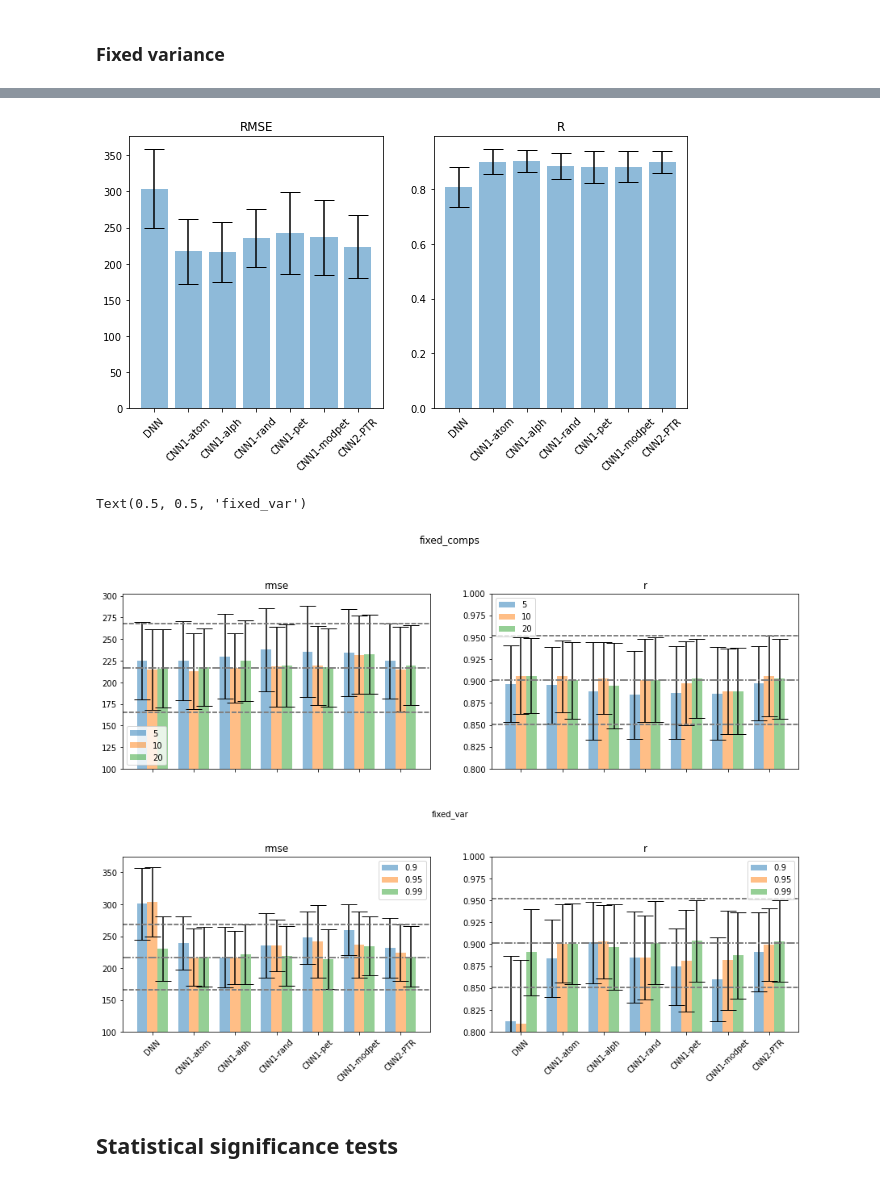
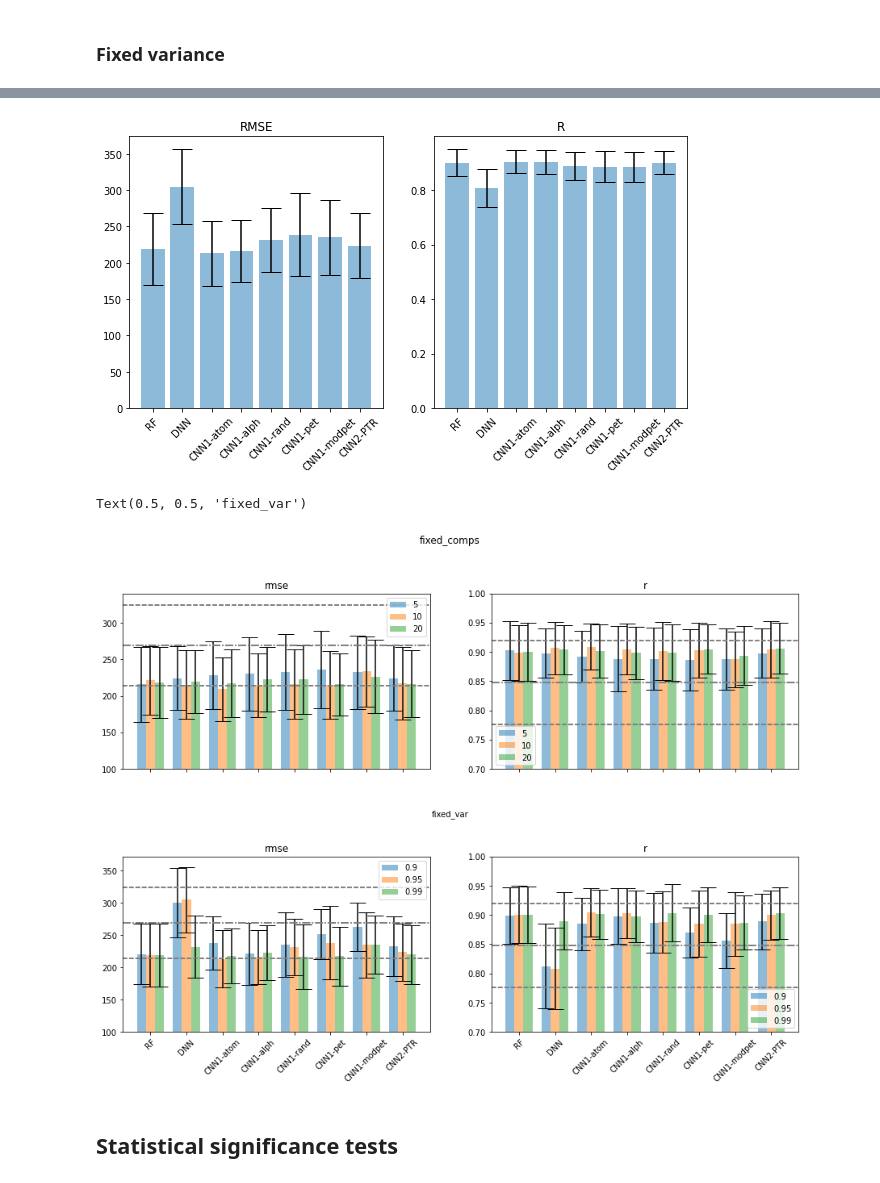
Before and after one commit to dovahkiin0022/representations, a Jupyter notebook: notebooks/1c_transfer_learning_yield_strength.ipynb, the cells around one changed output, grey strips where cells are left out. Cells and saved outputs as stored; diff of their text form; code cells hidden in the pictures.

```diff
--- a/notebooks/1c_transfer_learning_yield_strength.ipynb
+++ b/notebooks/1c_transfer_learning_yield_strength.ipynb
@@ -345,7 +351,7 @@ for method in method_dict.keys():
     std_r_list.append(test_r_std)
 fig,ax = plt.subplots(1,2,figsize = (10,5))
 ax = ax.ravel()
-names = ['DNN','CNN1-atom','CNN1-alph','CNN1-rand','CNN1-pet','CNN1-modpet','CNN2-PTR']
+names = ['RF','DNN','CNN1-atom','CNN1-alph','CNN1-rand','CNN1-pet','CNN1-modpet','CNN2-PTR']
 plot_titles = ['RMSE','R']
 for i,(mean,std) in enumerate([(mean_rmse_list,std_rmse_list),(mean_r_list,std_r_list)]):
     ax[i].bar(methods,mean,yerr=std,align='center', alpha=0.5, ecolor='black', capsize=10)
@@ -356,7 +362,7 @@ for i,(mean,std) in enumerate([(mean_rmse_list,std_rmse_list),(mean_r_list,std_r
 # %% [markdown]
 ### Fixed variance
 # %%
-methods = ['dense','atomic','random','random-tr','pettifor','mod_pettifor','PTR']
+methods = ['RF','dense','atomic','random','random-tr','pettifor','mod_pettifor','PTR']
 scoring_dict = get_scoring_dict()
 var_result = {}
 for v in var_dict.keys():
@@ -366,23 +372,26 @@ for v in var_dict.keys():
     std_score_list = []
     for i, method in enumerate(methods):
         print(f'{method}')
-        ind = var_dict[v][method]
-        if method == 'atomic':
-            extracted = enc1d_features(comps,'atomic')
-        elif method == 'random':
-            extracted = enc1d_features(comps,'random')
-        elif method == 'random-tr':
-            extracted = enc1d_features(comps,'random-tr')
-        elif method == 'pettifor':
-            extracted = enc1d_features(comps,'pettifor')
-        elif method == 'mod_pettifor':
-            extracted = enc1d_features(comps,'mod_pettifor')
-        elif method == 'PTR':
-            extracted = get_PTR_features(comps)
-        elif method ==' dense':
-            extracted = enc1d_features(comps,'dense')
-        pca = PCA(n_components=ind, whiten=True)
-        features = pca.fit_transform(extracted)
+        if method == 'RF':
+            features = dset.real_data
+        else:
+            ind = var_dict[v][method]
+            if method == 'atomic':
+                extracted = enc1d_features(comps,'atomic')
+            elif method == 'random':
+                extracted = enc1d_features(comps,'random')
+            elif method == 'random-tr':
+                extracted = enc1d_features(comps,'random-tr')
+            elif method == 'pettifor':
+                extracted = enc1d_features(comps,'pettifor')
+            elif method == 'mod_pettifor':
+                extracted = enc1d_features(comps,'mod_pettifor')
+            elif method == 'PTR':
+                extracted = get_PTR_features(comps)
+            elif method ==' dense':
+                extracted = enc1d_features(comps,'dense')
+            pca = PCA(n_components=ind, whiten=True)
+            features = pca.fit_transform(extracted)
         features = np.concatenate([features,additional],axis=1)
         #gridCV = GridSearchCV(RandomForestRegressor(), param_grid=param_grid,cv=10)
         pipe= Pipeline([('Scaler', StandardScaler()),('RF',RandomForestRegressor())])
@@ -430,14 +439,14 @@ for method in method_dict.keys():
     std_r_list.append(test_r_std)
 fig,ax = plt.subplots(1,2,figsize = (10,5))
 ax = ax.ravel()
-names = ['DNN','CNN1-atom','CNN1-alph','CNN1-rand','CNN1-pet','CNN1-modpet','CNN2-PTR']
+names = ['RF','DNN','CNN1-atom','CNN1-alph','CNN1-rand','CNN1-pet','CNN1-modpet','CNN2-PTR']
 plot_titles = ['RMSE','R']
 for i,(mean,std) in enumerate([(mean_rmse_list,std_rmse_list),(mean_r_list,std_r_list)]):
     ax[i].bar(methods,mean,yerr=std,align='center', alpha=0.5, ecolor='black', capsize=10)
     ax[i].set_xticklabels(names, rotation=45)
     ax[i].set_title(plot_titles[i])
 # %% [output]
-[figure, old version]
+[figure, new version]
 # %%
 hea_ys_stat_dict = {}
 hea_ys_stat_dict['fixed_comps'] = ind_dict
@@ -457,35 +466,35 @@ for i in range(2):
 
         for ind,k in enumerate(temp_dict.keys()):
             mean_scores = []
             std_scores = []
             spec_dict = temp_dict[k]
             for ind2,method in enumerate(spec_dict.keys()):
                 mean_scores.append(np.mean(temp_dict[k][method][mini_key[j]]))
                 std_scores.append(np.std(temp_dict[k][method][mini_key[j]]))
             x = np.arange(len(mean_scores))
             x_mod = ind*barWidth + x
             ax[i,j].bar(x_mod, mean_scores, yerr = std_scores,align='center', alpha=0.5, ecolor='black',
     capsize=10, width=barWidth, label = k)
             if mini_key[j] == 'rmse':
                 ax[i,j].axhline(baseline_rmse - baseline_rmse_std,linestyle='dashed',c='grey')
                 ax[i,j].axhline(baseline_rmse,linestyle='-.',c='grey')
                 ax[i,j].axhline(baseline_rmse + baseline_rmse_std,linestyle='dashed',c='grey')
                 ax[i,j].set_ylim(100)
             else:
                 ax[i,j].axhline(baseline_r - baseline_r_std,linestyle='dashed',c='grey')
                 ax[i,j].axhline(baseline_r,linestyle='-.',c='grey')
                 ax[i,j].axhline(baseline_r + baseline_r_std,linestyle='dashed',c='grey')
-                ax[i,j].set_ylim(0.8,1)
+                ax[i,j].set_ylim(0.7,1)
             ax[i,j].set_xticks(np.arange(0.25,len(x)+0.25,1),labels = names, rotation=45)
             ax[i,j].set_title(mini_key[j])
             ax[i,j].legend()
 
 plt.suptitle(keys[0])
 plt.subplots_adjust(hspace=0.5)
 plt.figtext(0.5, 0.5, keys[1], ha='center', va='center')
 # %% [output]
 Text(0.5, 0.5, 'fixed_var')
-[figure, old version]
+[figure, new version]
 # %% [markdown]
 ## Statistical significance tests
 # %%
```
Also changed, not shown: parts of 4 cells of this notebook, 9 other files.
